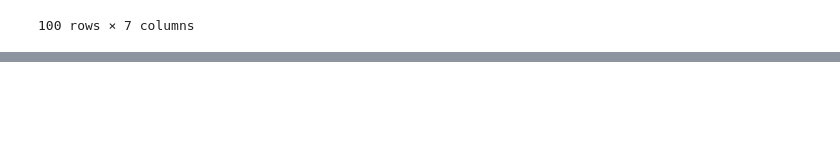
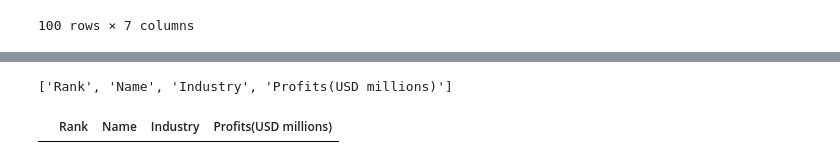
Before and after one commit to Aditya-mohanti/Top-100-US-Companies, a Jupyter notebook: WebScraping .ipynb, the cells around one changed output, grey strips where cells are left out. Cells and saved outputs as stored; diff of their text form; code cells hidden in the pictures; blank space fills up the shorter version.

```diff
--- a/WebScraping .ipynb
+++ b/WebScraping .ipynb
@@ -191,0 +233,3 @@ df.to_csv(r'C:\DataScrap\companies.csv',index=False)
+# %%
+profitkatable=soup.find_all('table')[2]
+print(profitkatable)
@@ -191,0 +254,3 @@ df.to_csv(r'C:\DataScrap\companies.csv',index=False)
+# %%
+wordprofit_title=profitkatable.find_all('th')
+wordprofit_title
@@ -191,0 +266,13 @@ df.to_csv(r'C:\DataScrap\companies.csv',index=False)
+# %%
+worldkaprofit_table_title=[title.text.strip()for title in wordprofit_title]
+# %%
+print(worldkaprofit_table_title)
+# %% [output]
+['Rank', 'Name', 'Industry', 'Profits(USD millions)']
+# %%
+import pandas as pd
+df=pd.DataFrame(columns=worldkaprofit_table_title)
+# %%
+df
+# %% [output]
+|  | Rank | Name | Industry | Profits(USD millions) |
```
Also changed, not shown: parts of 8 cells of this notebook.
